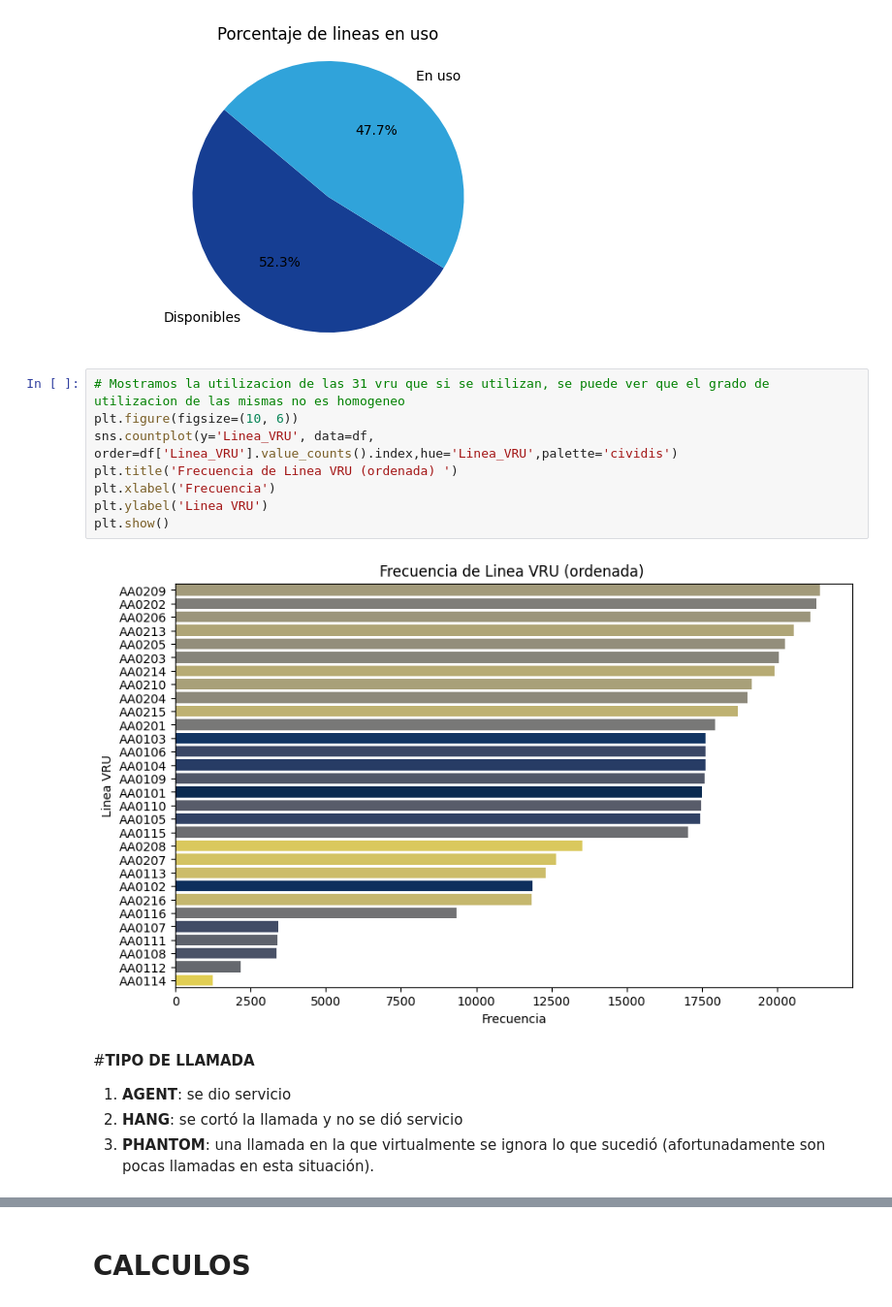
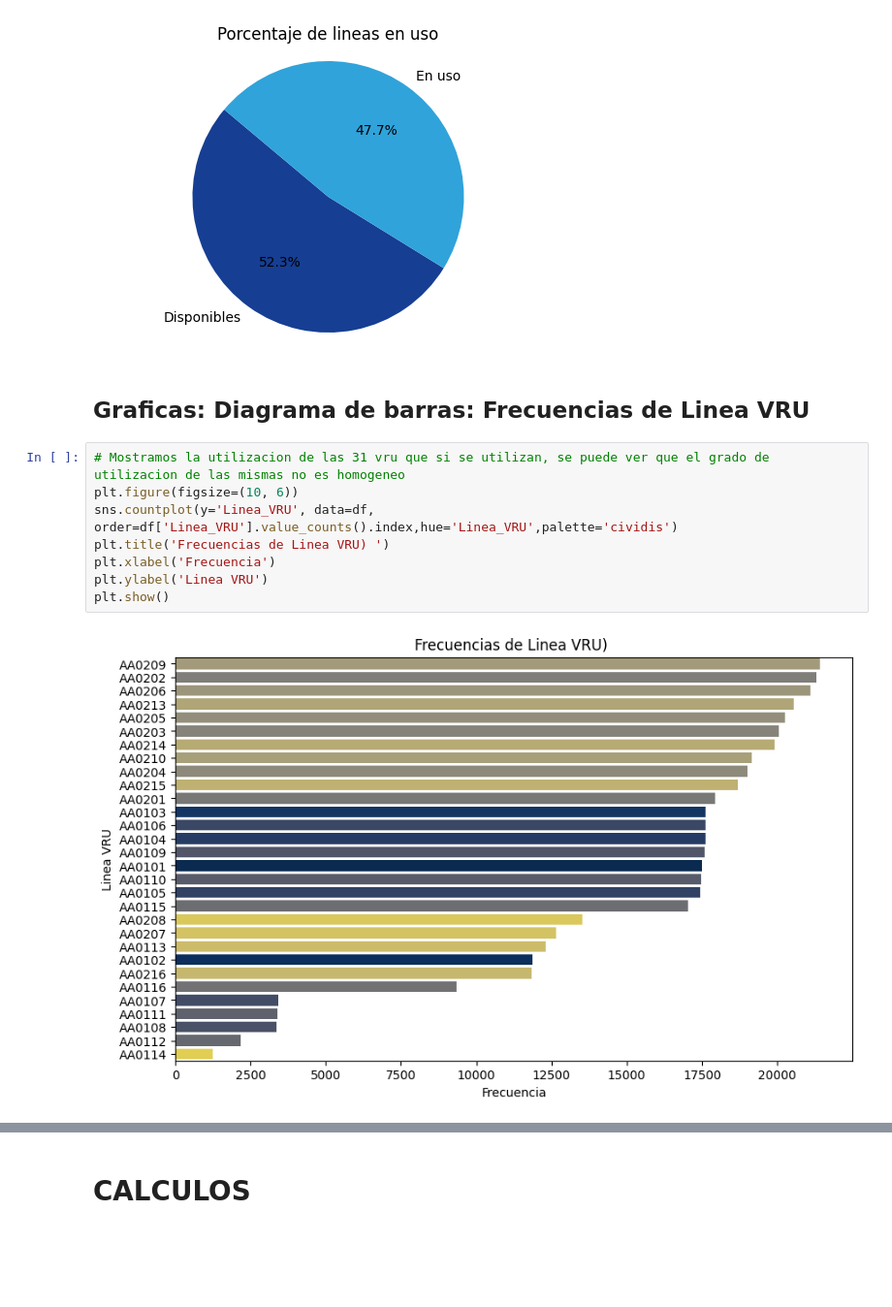
Before and after one commit to juangarcesco/metricas-call-canter, a Jupyter notebook: PRUEBA_CALL_CENTER.ipynb, the cells around one changed output, grey strips where cells are left out. Shown at 97% size. Cells and saved outputs as stored; diff of their text form; blank space fills up the shorter version.

```diff
--- a/PRUEBA_CALL_CENTER.ipynb
+++ b/PRUEBA_CALL_CENTER.ipynb
@@ -371,18 +399,15 @@ plt.axis('equal')  # La relación de aspecto igual garantiza que el gráfico cir
 plt.show()
 # %% [output]
 [figure]
+# %% [markdown]
+## Graficas: Diagrama de barras: Frecuencias de Linea VRU
 # %%
 # Mostramos la utilizacion de las 31 vru que si se utilizan, se puede ver que el grado de utilizacion de las mismas no es homogeneo
 plt.figure(figsize=(10, 6))
 sns.countplot(y='Linea_VRU', data=df, order=df['Linea_VRU'].value_counts().index,hue='Linea_VRU',palette='cividis')
-plt.title('Frecuencia de Linea VRU (ordenada) ')
+plt.title('Frecuencias de Linea VRU) ')
 plt.xlabel('Frecuencia')
 plt.ylabel('Linea VRU')
 plt.show()
 # %% [output]
-[figure, old version]
+[figure, new version]
-# %% [markdown]
-#**TIPO DE LLAMADA**
-1. **AGENT**: se dio servicio
-2. **HANG**: se cortó la llamada y no se dió servicio
-3. **PHANTOM**: una llamada en la que virtualmente se ignora lo que sucedió (afortunadamente son pocas llamadas en esta situación).
```
Also changed, not shown: parts of 465 cells of this notebook.
